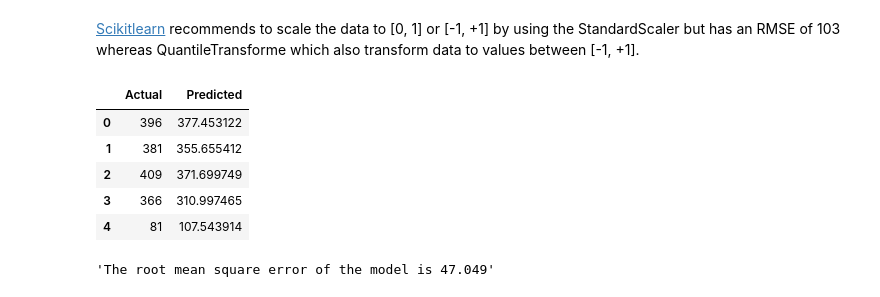
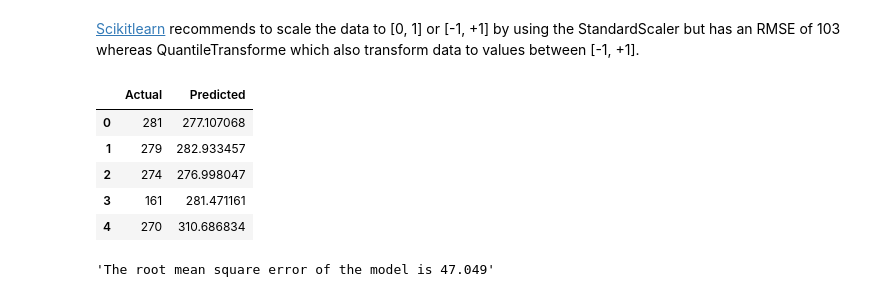
Before and after one commit to dataBikeHsUlm/MapReduce, a Jupyter notebook: Data_Profiling/MLPRegressorPlot.ipynb, the cells around one changed output. Drawn from its saved outputs; the diff is of its cells as text; code cells hidden in the pictures.

```diff
--- a/Data_Profiling/MLPRegressorPlot.ipynb
+++ b/Data_Profiling/MLPRegressorPlot.ipynb
@@ -83,18 +83,18 @@ mlp = MLPRegressor(
 
 m = mlp.fit(X_train_scaled,y_train)
 
-predictions = m.predict(X_test_scaled)
+predictions = m.predict(X_train_scaled)
 # %%
 #Compare predicted and actual values
-df = pd.DataFrame({'Actual': y_test, 'Predicted': predictions})
+df = pd.DataFrame({'Actual': y_train, 'Predicted': predictions})
 df.head()
 # %% [output]
 |  | Actual | Predicted |
-| 0 | 396 | 377.453122 |
-| 1 | 381 | 355.655412 |
-| 2 | 409 | 371.699749 |
-| 3 | 366 | 310.997465 |
-| 4 | 81 | 107.543914 |
+| 0 | 281 | 277.107068 |
+| 1 | 279 | 282.933457 |
+| 2 | 274 | 276.998047 |
+| 3 | 161 | 281.471161 |
+| 4 | 270 | 310.686834 |
 # %%
 #RMSE version 1
 a=df.loc[:,'Actual']
```
Also changed, not shown: 2 other files.
